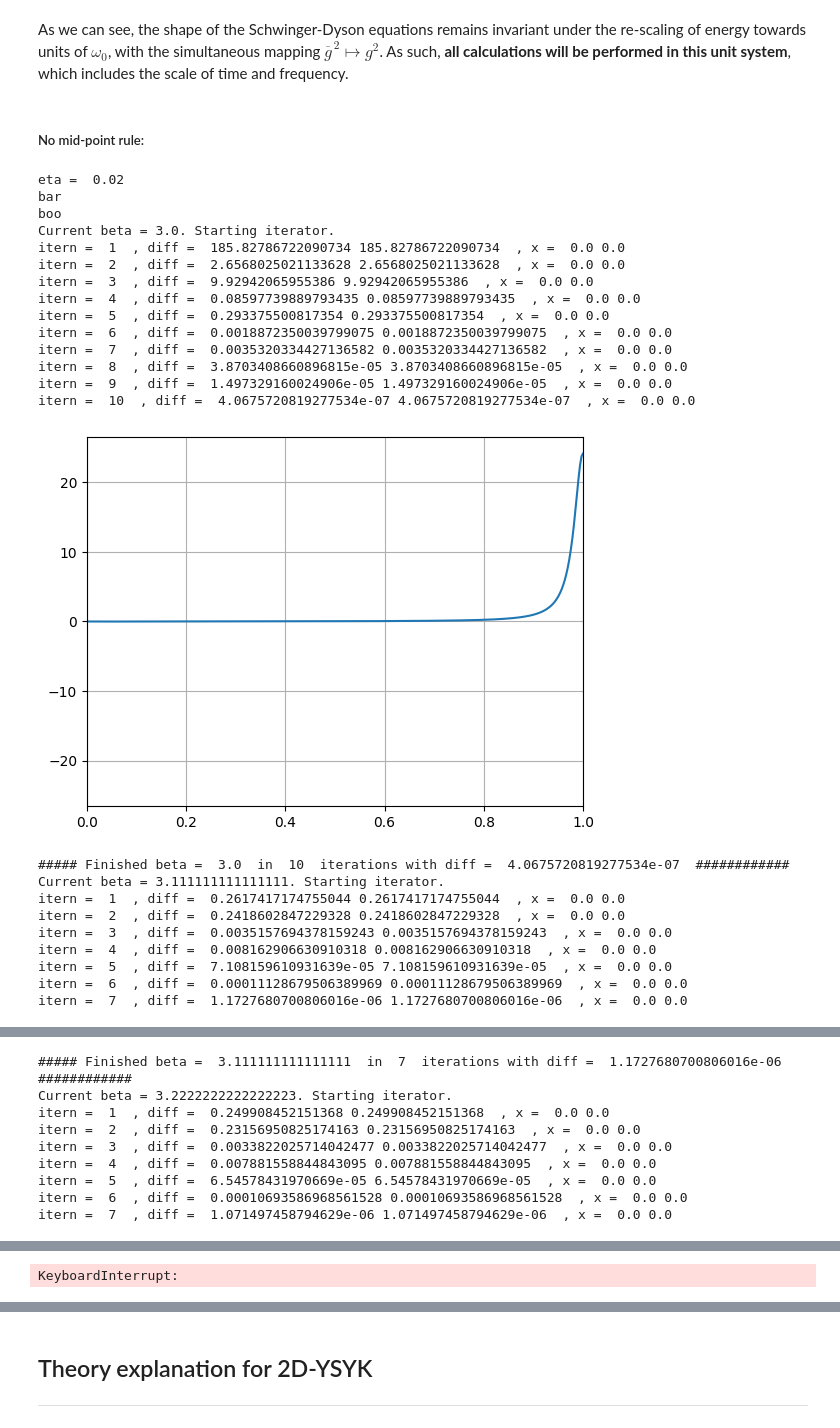
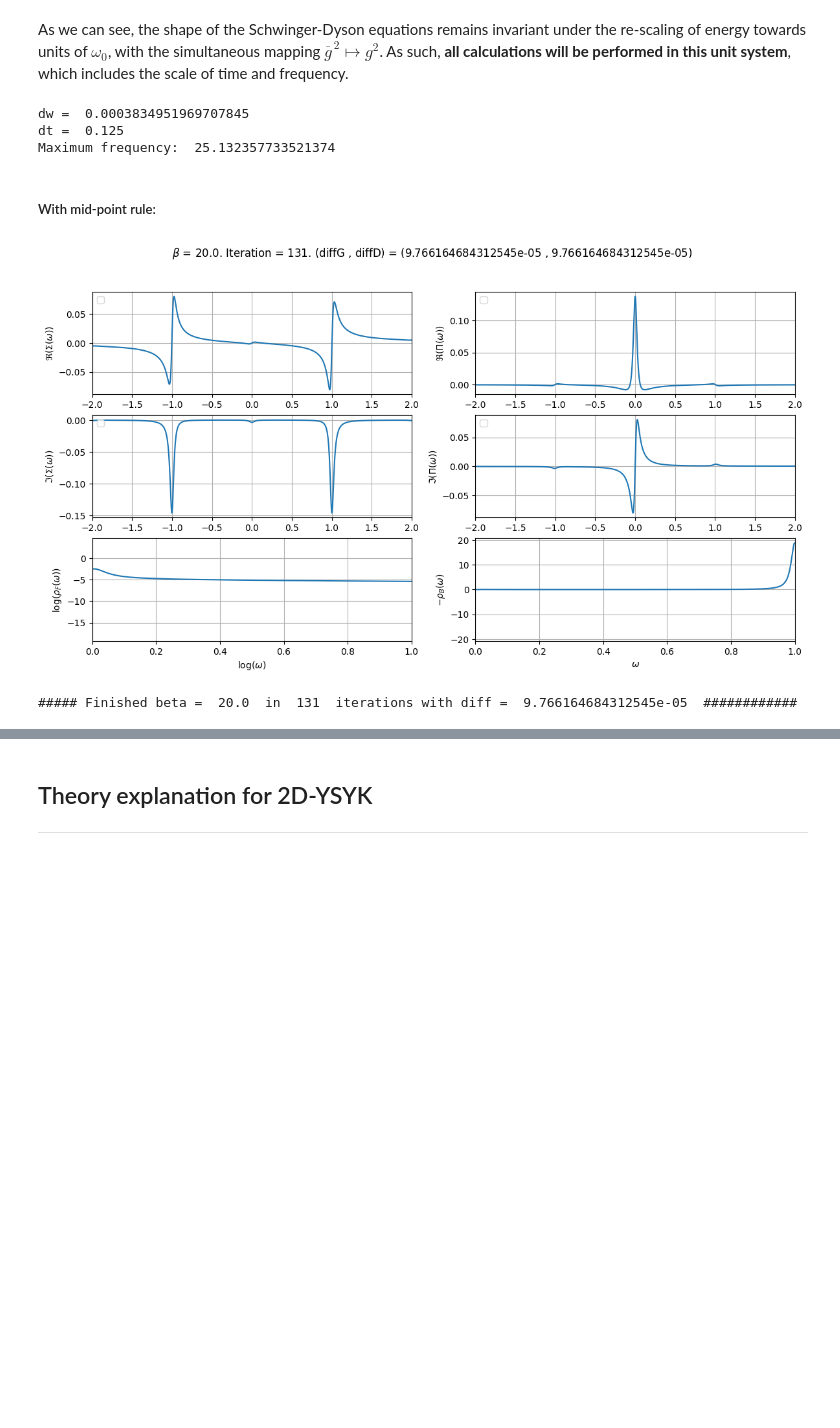
Before and after one commit to Sebastos-s/SYK_wormhole, a Jupyter notebook: New_submission_Bahamondes_version/source_files/source_files/theory_background.ipynb, the cells around one changed output, grey strips where cells are left out. Cells and saved outputs as stored; diff of their text form; code cells hidden in the pictures; blank space fills up the shorter version.

```diff
--- a/New_submission_Bahamondes_version/source_files/source_files/theory_background.ipynb
+++ b/New_submission_Bahamondes_version/source_files/source_files/theory_background.ipynb
@@ -376,9 +396,9 @@ $$
 # %% [markdown]
 As we can see, the shape of the Schwinger-Dyson equations remains invariant under the re-scaling of energy towards units of $\omega_0$, with the simultaneous mapping $\overline{g}^{\,2}\mapsto g^2$. As such, **all calculations will be performed in this unit system**, which includes the scale of time and frequency.
 # %%
-M = int(2**17) #number of points in the grid
-T = 2**10 #upper cut-off for the time (in units of omega0)
-err = 1e-5
+M = int(2**16) #number of points in the grid
+T = 2**13 #upper cut-off for the time (in units of omega0)
+err = 1e-4
 omega,t  = RealGridMaker(M,T) #grid of time points, in units of omega0
 dw = omega[2] - omega[1]
 dt = t[2] - t[1]
@@ -386,71 +406,51 @@ dt = t[2] - t[1]
 print("dw = ", dw)
 print("dt = ", dt)
 print('Maximum frequency: ', np.max(omega))
+# %% [output]
+dw =  0.0003834951969707845
+dt =  0.125
+Maximum frequency:  25.132357733521374
 # %% [markdown]
-##### No mid-point rule:
+##### With mid-point rule:
 # %%
 ITERMAX = 15000
-global beta
+#global beta
 
 mu = 0.0
 g = 0.5
 m02 = 1.
-eta = 0.02
+eta = 30*dw
 print("eta = ", eta)
 
 #beta_start = 5
 #beta = beta_start
 #target_beta = 20
 #beta_step = 1
 
-betas = list(np.linspace(3, 4, 10)) + list(np.linspace(4, 20, 30))
+betas = list(np.linspace(5, 20, 20))
 
-GRomega = CrazyGconfReal(omega,g,betas[0],eta=eta)
-DRomega = CrazyDconfReal(omega,g,betas[0],eta=eta)
+#GRomega = CrazyGconfReal(omega + dw/2,g,betas[0],eta = eta)
+#DRomega = CrazyDconfReal(omega + dw/2,g,betas[0],eta = eta)
+
+GRomega = 1/(omega + 1j*eta + mu)
+DRomega = 1/(-1.0*(omega + 1j*eta)**2 + m02)
 
 grid = [M,omega,t]
 pars = [g,mu,m02]
 
 list_of_results = []
 for beta in betas:
     print(fr'Current beta = {beta}. Starting iterator.')
-    GRomega, DRomega, INFO = YSYK_0DNormaliterator(GRomega,DRomega,grid,pars,beta,err=err,ITERMAX=ITERMAX,eta = eta,verbose=True)
+    GRomega, DRomega, INFO = YSYK_0DNormaliterator(GRomega,DRomega,grid,pars,beta,err=err,ITERMAX=ITERMAX,eta = eta,epsilon = 0.05,slowly=True,midPointFlag=False)
     list_of_results.append([GRomega,DRomega,beta])
     itern, diff = INFO
     #savefile = 'M' + str(int(np.log2(M))) + 'T' + str(int(np.log2(T)))
     #savefile += 'beta' + str((round(beta*100))/100.)
     #savefile += 'g' + str(g) + 'r' + str(r)
     #savefile = savefile.replace('.','_')
     #savefile +=  '.npy'
     # np.save(os.path.join(path_to_junk, savefile), np.array([GRomega,DRomega]))
-    plt.plot(omega, np.imag(DRomega))
-    plt.grid(True)
-    plt.xlim(0,1)
-    plt.show()
-
     print("##### Finished beta = ", beta," in ", itern, " iterations with diff = ", diff, " ############")
 # %% [output]
+[figure, new version]
-eta =  0.02
-bar
-boo
-Current beta = 3.0. Starting iterator.
-itern =  1  , diff =  185.82786722090734 185.82786722090734  , x =  0.0 0.0
-itern =  2  , diff =  2.6568025021133628 2.6568025021133628  , x =  0.0 0.0
-itern =  3  , diff =  9.92942065955386 9.92942065955386  , x =  0.0 0.0
-itern =  4  , diff =  0.08597739889793435 0.08597739889793435  , x =  0.0 0.0
-itern =  5  , diff =  0.293375500817354 0.293375500817354  , x =  0.0 0.0
-itern =  6  , diff =  0.0018872350039799075 0.0018872350039799075  , x =  0.0 0.0
-itern =  7  , diff =  0.0035320334427136582 0.0035320334427136582  , x =  0.0 0.0
-itern =  8  , diff =  3.8703408660896815e-05 3.8703408660896815e-05  , x =  0.0 0.0
-itern =  9  , diff =  1.497329160024906e-05 1.497329160024906e-05  , x =  0.0 0.0
-itern =  10  , diff =  4.0675720819277534e-07 4.0675720819277534e-07  , x =  0.0 0.0
+##### Finished beta =  20.0  in  131  iterations with diff =  9.766164684312545e-05  ############
-[figure, old version]
-##### Finished beta =  3.0  in  10  iterations with diff =  4.0675720819277534e-07  ############
-Current beta = 3.111111111111111. Starting iterator.
-itern =  1  , diff =  0.2617417174755044 0.2617417174755044  , x =  0.0 0.0
-itern =  2  , diff =  0.2418602847229328 0.2418602847229328  , x =  0.0 0.0
-itern =  3  , diff =  0.0035157694378159243 0.0035157694378159243  , x =  0.0 0.0
-itern =  4  , diff =  0.008162906630910318 0.008162906630910318  , x =  0.0 0.0
-itern =  5  , diff =  7.108159610931639e-05 7.108159610931639e-05  , x =  0.0 0.0
-itern =  6  , diff =  0.00011128679506389969 0.00011128679506389969  , x =  0.0 0.0
-itern =  7  , diff =  1.1727680700806016e-06 1.1727680700806016e-06  , x =  0.0 0.0
@@ -458,9 +456,0 @@ itern =  7  , diff =  1.1727680700806016e-06 1.1727680700806016e-06  , x =  0.0
-##### Finished beta =  3.111111111111111  in  7  iterations with diff =  1.1727680700806016e-06  ############
-Current beta = 3.2222222222222223. Starting iterator.
-itern =  1  , diff =  0.249908452151368 0.249908452151368  , x =  0.0 0.0
-itern =  2  , diff =  0.23156950825174163 0.23156950825174163  , x =  0.0 0.0
-itern =  3  , diff =  0.0033822025714042477 0.0033822025714042477  , x =  0.0 0.0
-itern =  4  , diff =  0.007881558844843095 0.007881558844843095  , x =  0.0 0.0
-itern =  5  , diff =  6.54578431970669e-05 6.54578431970669e-05  , x =  0.0 0.0
-itern =  6  , diff =  0.00010693586968561528 0.00010693586968561528  , x =  0.0 0.0
-itern =  7  , diff =  1.071497458794629e-06 1.071497458794629e-06  , x =  0.0 0.0
@@ -494,3 +457,2 @@ itern =  4  , diff =  0.007124440491823103 0.007124440491823103  , x =  0.0 0.0
-KeyboardInterrupt:
 # %%
 for i in range(0,len(list_of_results),5):
```
Also changed, not shown: parts of 16 cells of this notebook, 2 other files.
